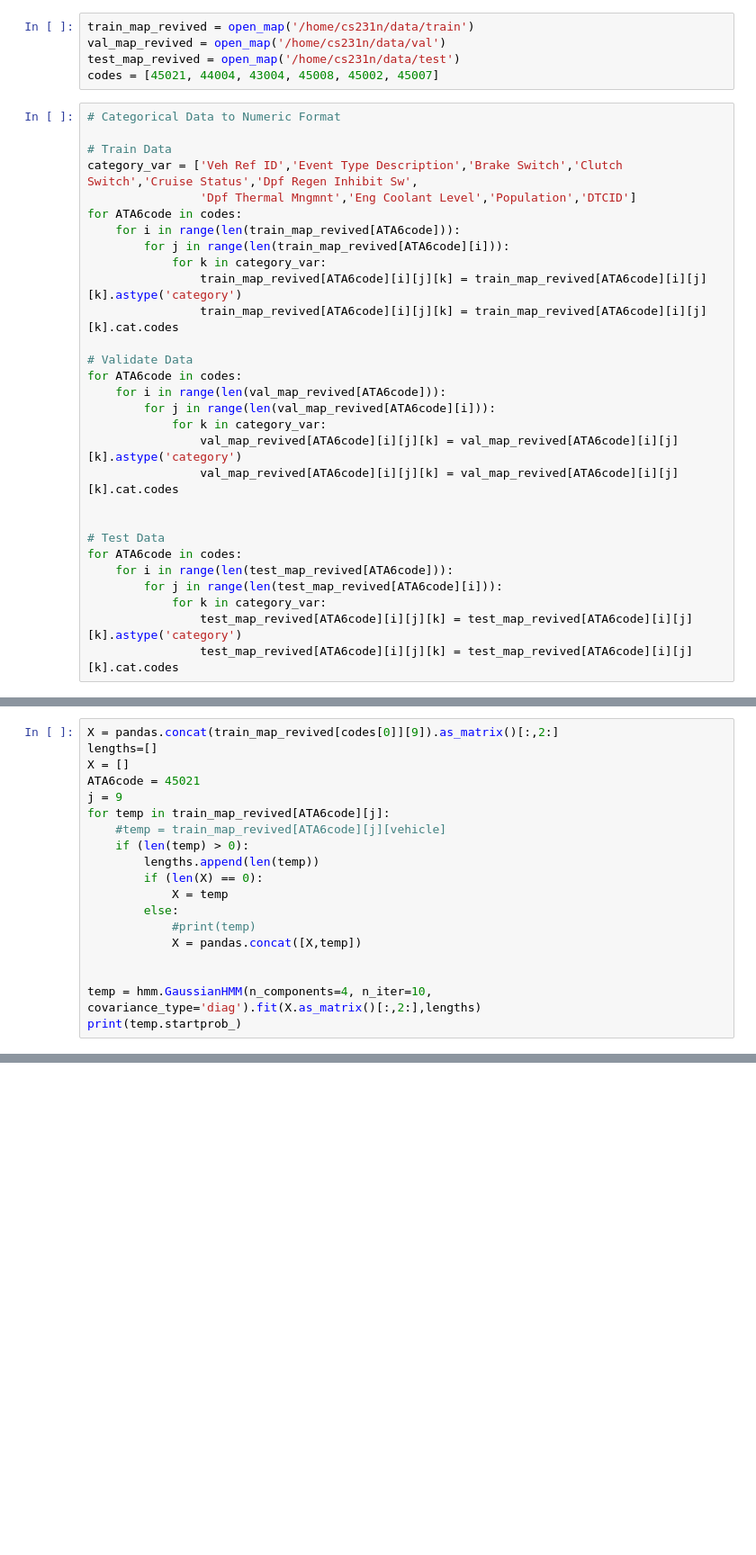
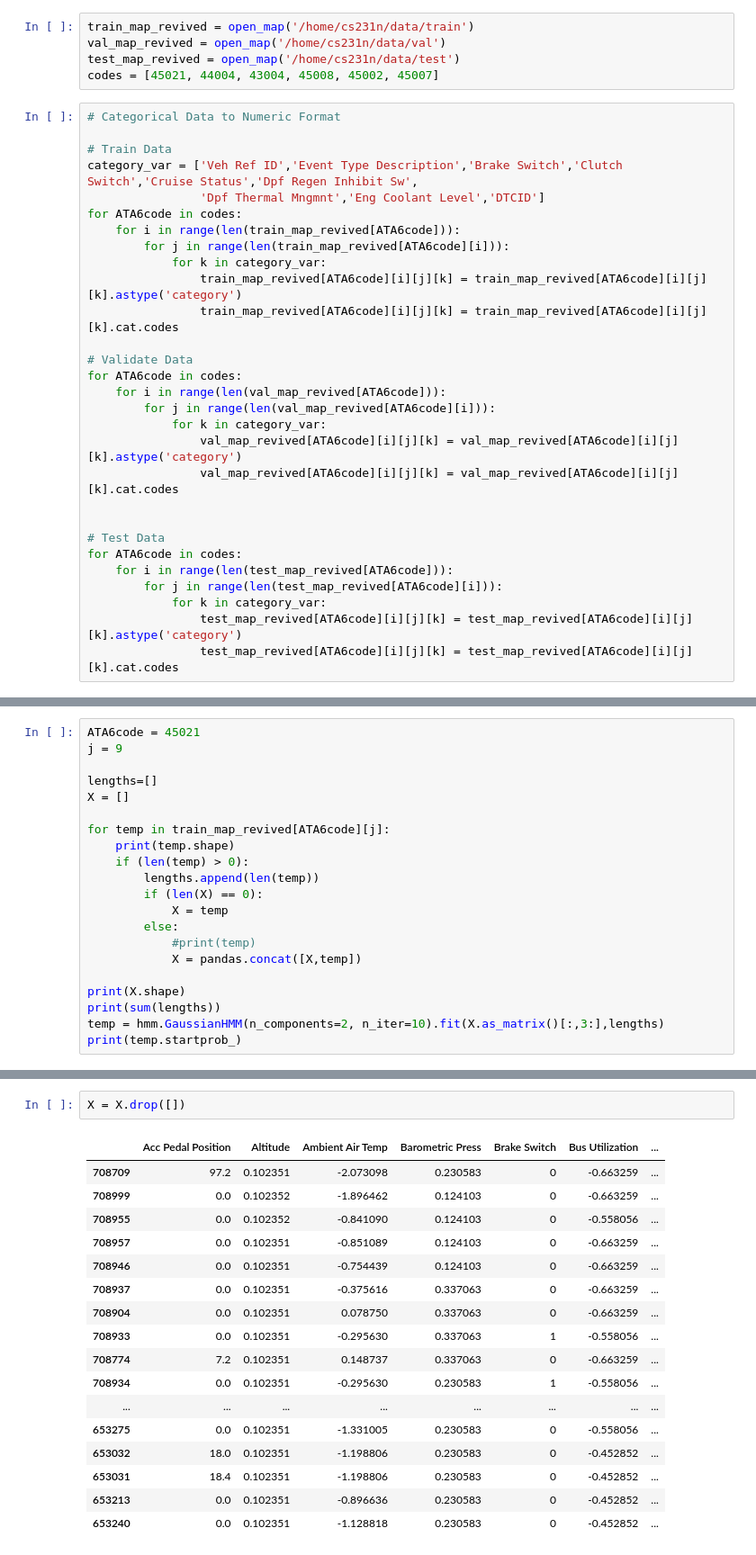
Before and after one commit to christydennison/paccar, a Jupyter notebook: NewHMM.ipynb, the cells around one changed output, grey strips where cells are left out. Shown at 90% size. Drawn from its saved outputs; the diff is of its cells as text; blank space fills up the shorter version.

```diff
--- a/NewHMM.ipynb
+++ b/NewHMM.ipynb
@@ -17,7 +17,7 @@ codes = [45021, 44004, 43004, 45008, 45002, 45007]
 
 # Train Data
 category_var = ['Veh Ref ID','Event Type Description','Brake Switch','Clutch Switch','Cruise Status','Dpf Regen Inhibit Sw',
-                'Dpf Thermal Mngmnt','Eng Coolant Level','Population','DTCID']
+                'Dpf Thermal Mngmnt','Eng Coolant Level','DTCID']
 for ATA6code in codes:
     for i in range(len(train_map_revived[ATA6code])):
         for j in range(len(train_map_revived[ATA6code][i])):
@@ -102,13 +102,14 @@ for i, ATA6code in enumerate(codes):
         # Make an HMM instance and execute fit (i.e. train)
         models.append(hmm.GaussianHMM(n_components=num_states, n_iter=num_iter).fit(X,lengths))
 # %%
-X = pandas.concat(train_map_revived[codes[0]][9]).as_matrix()[:,2:]
+ATA6code = 45021
+j = 9
+
 lengths=[]
 X = []
-ATA6code = 45021
-j = 9
+
 for temp in train_map_revived[ATA6code][j]:
-    #temp = train_map_revived[ATA6code][j][vehicle]
+    print(temp.shape)
     if (len(temp) > 0):
         lengths.append(len(temp))
         if (len(X) == 0):
@@ -117,7 +118,8 @@ for temp in train_map_revived[ATA6code][j]:
             #print(temp)
             X = pandas.concat([X,temp])
 
-
-temp = hmm.GaussianHMM(n_components=4, n_iter=10, covariance_type='diag').fit(X.as_matrix()[:,2:],lengths)
+print(X.shape)
+print(sum(lengths))
+temp = hmm.GaussianHMM(n_components=2, n_iter=10).fit(X.as_matrix()[:,3:],lengths)
 print(temp.startprob_)
 # %% [output]
@@ -147,0 +143,20 @@ print(models[9].startprob_)
+# %%
+X = X.drop([])
+# %% [output]
+|  | Acc Pedal Position | Altitude | Ambient Air Temp | Barometric Press | Brake Switch | Bus Utilization | ... |
+| 708709 | 97.2 | 0.102351 | -2.073098 | 0.230583 | 0 | -0.663259 | ... |
+| 708999 | 0.0 | 0.102352 | -1.896462 | 0.124103 | 0 | -0.663259 | ... |
+| 708955 | 0.0 | 0.102352 | -0.841090 | 0.124103 | 0 | -0.558056 | ... |
+| 708957 | 0.0 | 0.102351 | -0.851089 | 0.124103 | 0 | -0.663259 | ... |
+| 708946 | 0.0 | 0.102351 | -0.754439 | 0.124103 | 0 | -0.663259 | ... |
+| 708937 | 0.0 | 0.102351 | -0.375616 | 0.337063 | 0 | -0.663259 | ... |
+| 708904 | 0.0 | 0.102351 | 0.078750 | 0.337063 | 0 | -0.663259 | ... |
+| 708933 | 0.0 | 0.102351 | -0.295630 | 0.337063 | 1 | -0.558056 | ... |
+| 708774 | 7.2 | 0.102351 | 0.148737 | 0.337063 | 0 | -0.663259 | ... |
+| 708934 | 0.0 | 0.102351 | -0.295630 | 0.230583 | 1 | -0.558056 | ... |
+| ... | ... | ... | ... | ... | ... | ... | ... |
+| 653275 | 0.0 | 0.102351 | -1.331005 | 0.230583 | 0 | -0.558056 | ... |
+| 653032 | 18.0 | 0.102351 | -1.198806 | 0.230583 | 0 | -0.452852 | ... |
+| 653031 | 18.4 | 0.102351 | -1.198806 | 0.230583 | 0 | -0.452852 | ... |
+| 653213 | 0.0 | 0.102351 | -0.896636 | 0.230583 | 0 | -0.452852 | ... |
+| 653240 | 0.0 | 0.102351 | -1.128818 | 0.230583 | 0 | -0.452852 | ... |
```
Also changed, not shown: parts of 3 cells of this notebook, 2 other files.
